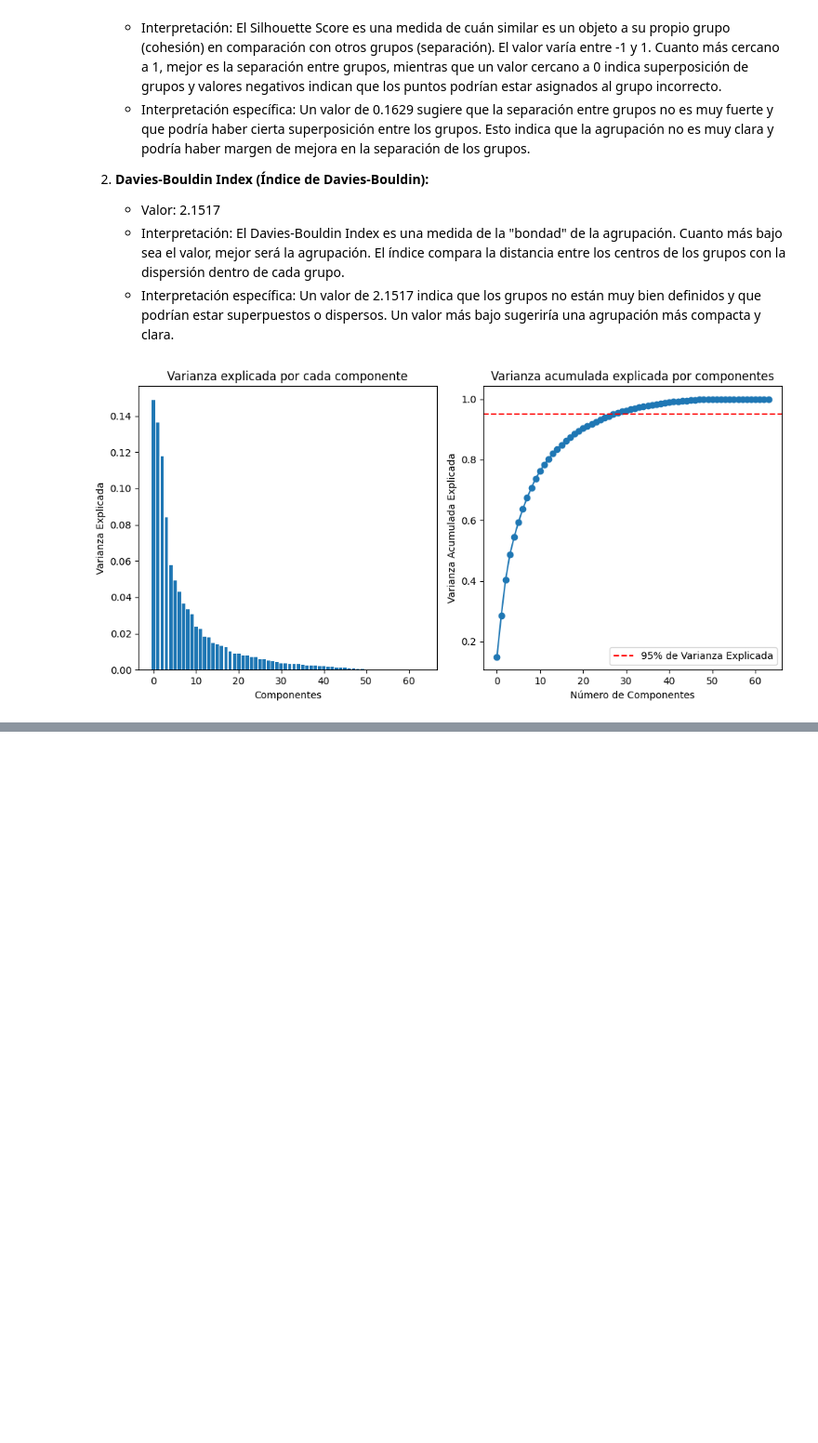
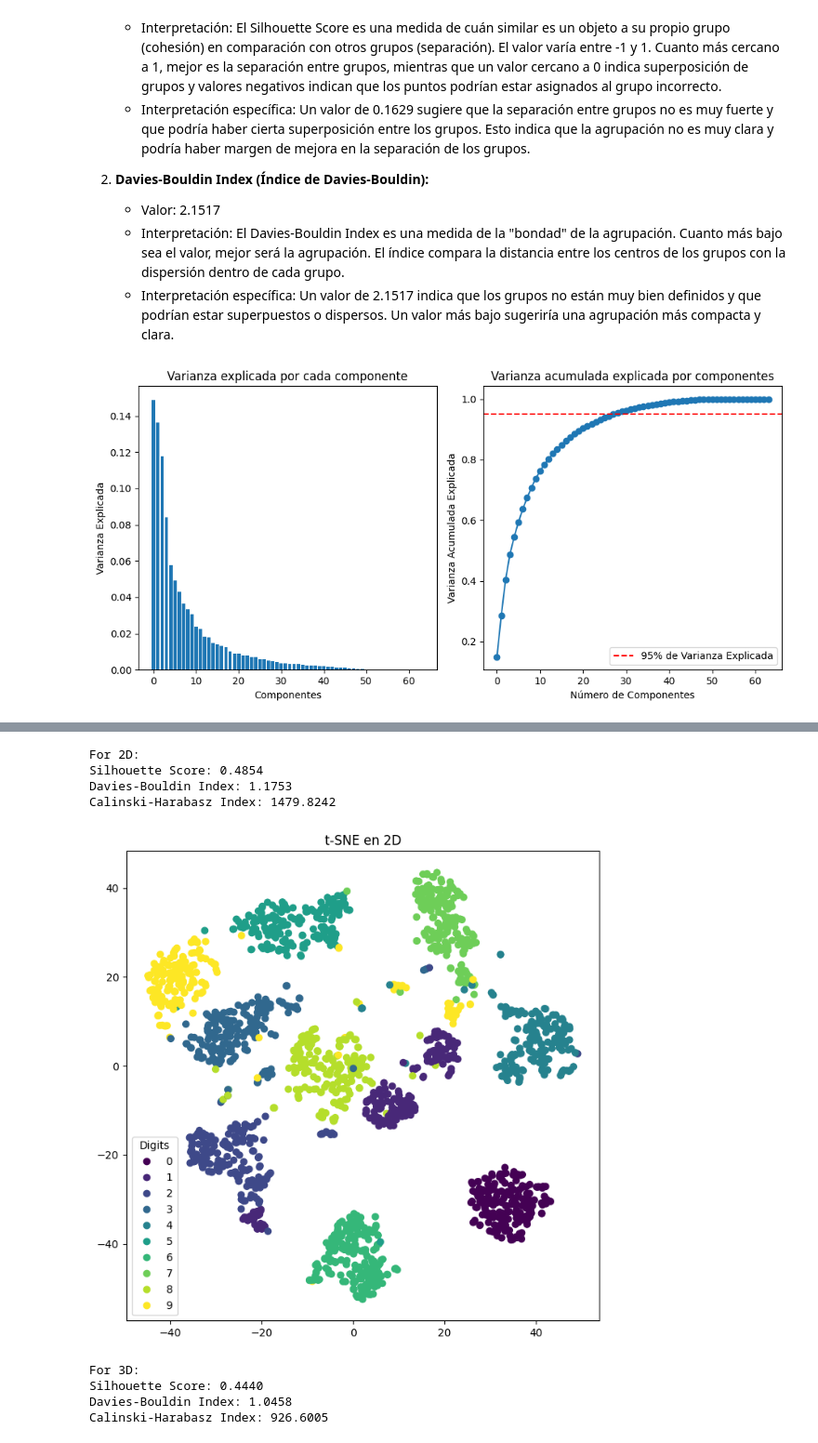
Before and after one commit to RAFS20/Dimensionality-Reduction, a Jupyter notebook: Reducción_de_Dimensionalidad.ipynb, the cells around one changed output, grey strips where cells are left out. Shown at 93% size. Drawn from its saved outputs; the diff is of its cells as text; code cells hidden in the pictures; blank space fills up the shorter version.

```diff
--- a/Reducción_de_Dimensionalidad.ipynb
+++ b/Reducción_de_Dimensionalidad.ipynb
@@ -552,0 +1126,74 @@ plt.show()
+# %%
+import numpy as np
+import matplotlib.pyplot as plt
+from mpl_toolkits.mplot3d import Axes3D
+from sklearn.manifold import TSNE
+from sklearn.datasets import load_digits
+from sklearn.metrics import silhouette_score, davies_bouldin_score, calinski_harabasz_score
+from sklearn.preprocessing import scale
+
+# Cargamos el conjunto de datos de dígitos escritos a mano
+digits = load_digits()
+X = digits.data
+y = digits.target
+
+# Scale the data
+X_scaled = scale(X)
+
+# Para almacenar medidas de error
+scores = {}
+
+# Create a color map
+cmap = plt.get_cmap('viridis')
+
+# Aplicamos t-SNE para diferentes dimensiones
+for dim in [2, 3]:
+    tsne = TSNE(n_components=dim, random_state=42)
+    X_tsne = tsne.fit_transform(X_scaled)
+
+    # Métricas de "error"
+    silhouette_avg = silhouette_score(X_tsne, y)
+    davies_bouldin = davies_bouldin_score(X_tsne, y)
+    calinski_harabasz = calinski_harabasz_score(X_tsne, y)
+
+    scores[dim] = {
+        'Silhouette Score': silhouette_avg,
+        'Davies-Bouldin Index': davies_bouldin,
+        'Calinski-Harabasz Index': calinski_harabasz
+    }
+
+    print(f"For {dim}D:")
+    print(f"Silhouette Score: {silhouette_avg:.4f}")
+    print(f"Davies-Bouldin Index: {davies_bouldin:.4f}")
+    print(f"Calinski-Harabasz Index: {calinski_harabasz:.4f}")
+
+    # Visualización
+    if dim == 2:
+        plt.figure(figsize=(8, 8))
+        scatter = plt.scatter(X_tsne[:, 0], X_tsne[:, 1], c=y, cmap=cmap)
+        plt.title(f't-SNE en {dim}D')
+        plt.legend(*scatter.legend_elements(), title="Digits")
+        plt.show()
+    elif dim == 3:
+        fig = plt.figure(figsize=(8, 8))
+        ax = fig.add_subplot(111, projection='3d')
+        scatter = ax.scatter(X_tsne[:, 0], X_tsne[:, 1], X_tsne[:, 2], c=y, cmap=cmap)
+        ax.set_title(f't-SNE en {dim}D')
+        ax.legend(*scatter.legend_elements(), title="Digits")
+        plt.show()
+
+# Imprimir las métricas de error para cada dimensión
+for dim, metrics in scores.items():
+    print(f"Medidas de error para t-SNE en {dim}D:")
+    for metric_name, metric_value in metrics.items():
+        print(f"{metric_name}: {metric_value:.4f}")
+# %% [output]
+For 2D:
+Silhouette Score: 0.4854
+Davies-Bouldin Index: 1.1753
+Calinski-Harabasz Index: 1479.8242
+[figure, added]
+For 3D:
+Silhouette Score: 0.4440
+Davies-Bouldin Index: 1.0458
+Calinski-Harabasz Index: 926.6005
```
Also changed, not shown: parts of 8 cells of this notebook.
